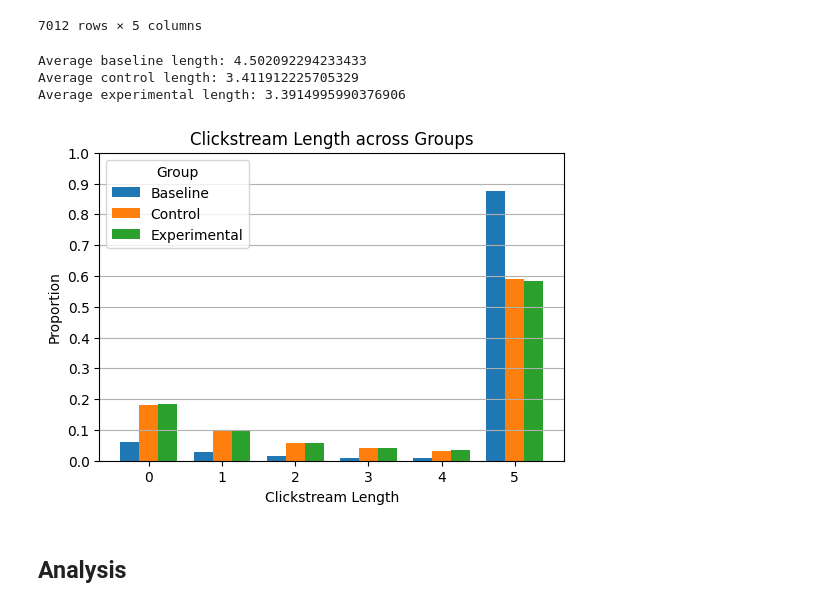
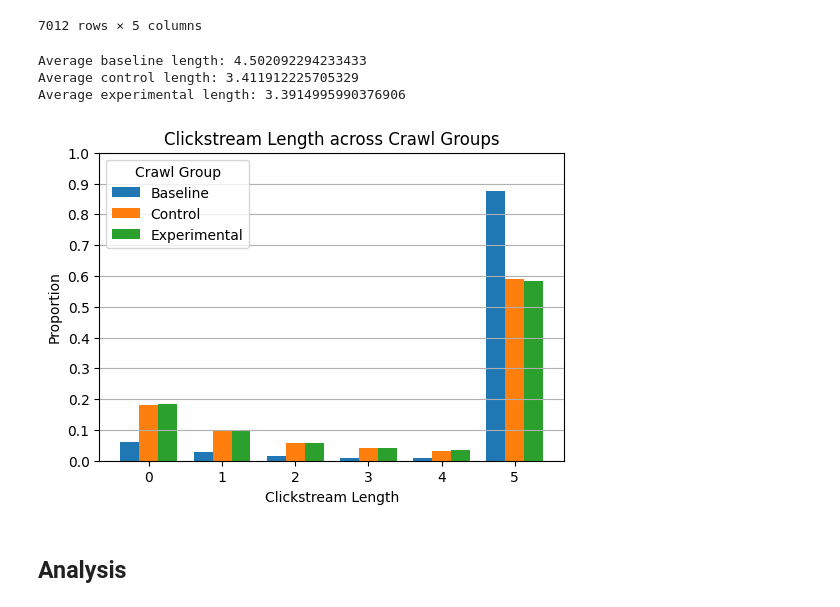
Before and after one commit to maxwellmlin/cookie-classify, a Jupyter notebook: classification_algo.ipynb, the cells around one changed output. Cells and saved outputs as stored; diff of their text form; code cells hidden in the pictures.

```diff
--- a/classification_algo.ipynb
+++ b/classification_algo.ipynb
@@ -467,36 +481,36 @@ def plot_normalized_frequencies(lists_of_numbers, labels):
         normalized_frequency = normalize_frequency(frequency)
         all_normalized_frequencies.append(normalized_frequency)
 
     # Combining all numbers from all lists and sorting them
     all_numbers = sorted(set().union(*[frequency.keys() for frequency in all_normalized_frequencies]))
 
     # Preparing the plot
     plt.figure(figsize=(6, 4))
     # Adjusting the width for reduced whitespace
     width = 0.35
     indices = [x * (1 + width) for x in range(len(all_numbers))]
 
     for i, normalized_frequency in enumerate(all_normalized_frequencies):
         data = [normalized_frequency.get(number, 0) for number in all_numbers]
         plt.bar([index + (i * width) - (width * len(lists_of_numbers) / 2) + width / 2 for index in indices], data, width=width, label=labels[i] if i < len(labels) else f'List {i+1}')
 
     plt.xlabel('Clickstream Length')
     plt.ylabel('Proportion')
     plt.ylim(0, 1)
-    plt.title('Clickstream Length across Groups')
+    plt.title('Clickstream Length across Crawl Groups')
     plt.yticks(np.arange(0, 1+0.1, 0.1))
     plt.xticks(indices, all_numbers)
-    plt.legend().set_title("Group")
+    plt.legend().set_title("Crawl Group")
     plt.grid(axis='y')
 
     # Showing the plot
     plt.savefig(FIGURE_PATH / 'clickstream_length.png', bbox_inches='tight', dpi=600, facecolor='white')
 plot_normalized_frequencies([baseline_actions, control_actions, experimental_actions], ["Baseline", "Control", "Experimental"])
 # %% [output]
 Average baseline length: 4.502092294233433
 Average control length: 3.411912225705329
 Average experimental length: 3.3914995990376906
-[figure, old version]
+[figure, new version]
 # %% [markdown]
 ## Analysis
 # %%
```
Also changed, not shown: parts of 5 cells of this notebook, 6 other files.
